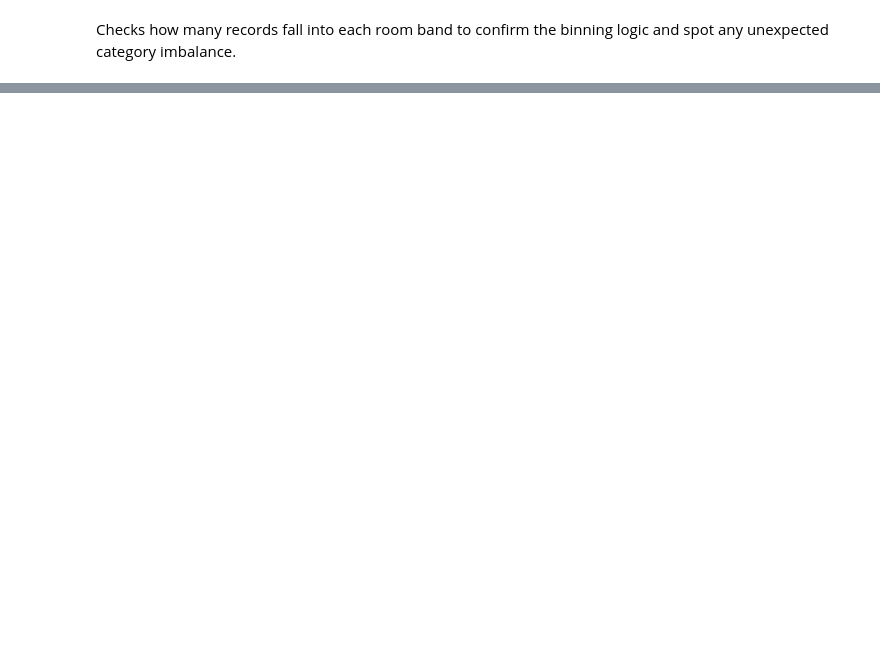
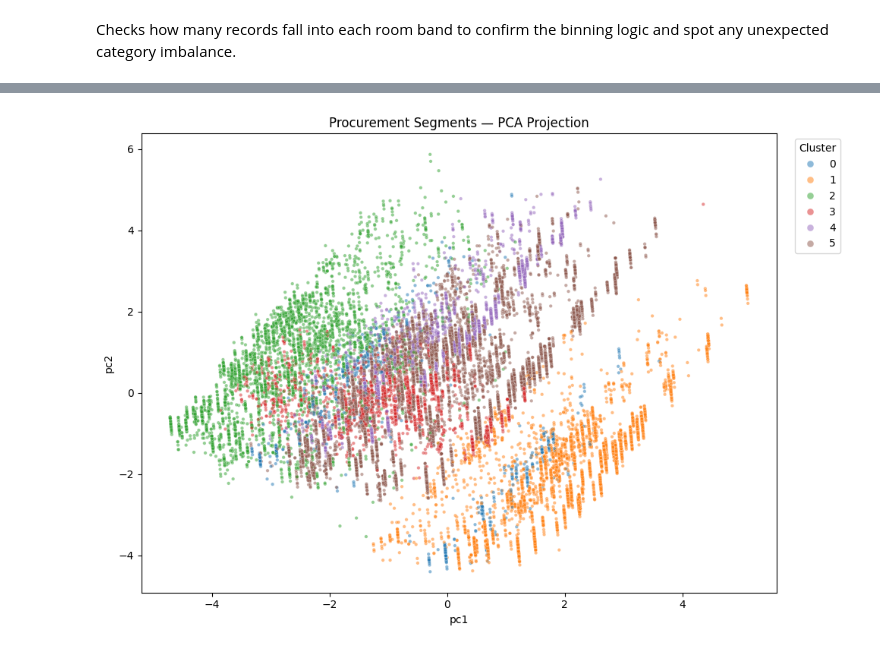
Before and after one commit to jawaadjariwala/Aramark, a Jupyter notebook: 07_ml_segmentation.ipynb, the cells around one changed output, grey strips where cells are left out. Drawn from its saved outputs; the diff is of its cells as text; code cells hidden in the pictures; blank space fills up the shorter version.

```diff
--- a/07_ml_segmentation.ipynb
+++ b/07_ml_segmentation.ipynb
@@ -697,0 +252,18 @@ The clustering analysis produced 6 customer spend segments using spend intensity
+# %%
+from sklearn.preprocessing import StandardScaler
+from sklearn.cluster import MiniBatchKMeans
+
+numeric_cols = ["log_spend_random_factor", "dist_hhi", "top1_share_pct", "mfr_hhi",
+                "risk_high_flag", "total_hdd", "total_cdd", "temp_volatility"]
+
+X = pd.concat([seg_df[numeric_cols], cat_onehot, dist_onehot, entity_onehot, room_onehot], axis=1)
+X = X.astype({c: int for c in X.select_dtypes(include="bool").columns}).fillna(0)
+
+X_scaled = StandardScaler().fit_transform(X)
+
+kmeans = MiniBatchKMeans(n_clusters=6, random_state=42, batch_size=10000, n_init=10)
+seg_df["cluster"] = kmeans.fit_predict(X_scaled)
+
+print("X shape:", X.shape)
+print("\nCluster sizes:")
+print(seg_df["cluster"].value_counts().sort_index())
@@ -697,0 +319,17 @@ The clustering analysis produced 6 customer spend segments using spend intensity
+# %%
+from sklearn.decomposition import PCA
+import matplotlib.pyplot as plt
+import seaborn as sns
+
+X_pca = PCA(n_components=2, random_state=42).fit_transform(X_scaled)
+plot_df = pd.DataFrame({"pc1": X_pca[:,0], "pc2": X_pca[:,1], "cluster": seg_df["cluster"].values})
+
+plt.figure(figsize=(10, 7))
+sns.scatterplot(data=plot_df.sample(25000, random_state=42),
+                x="pc1", y="pc2", hue="cluster", palette="tab10", alpha=0.5, s=10)
+plt.title("Procurement Segments — PCA Projection")
+plt.legend(markerscale=2, title="Cluster", bbox_to_anchor=(1.02, 1), loc="upper left")
+plt.tight_layout()
+plt.show()
+# %% [output]
+[figure, added]
```
Also changed, not shown: parts of 60 cells of this notebook.
